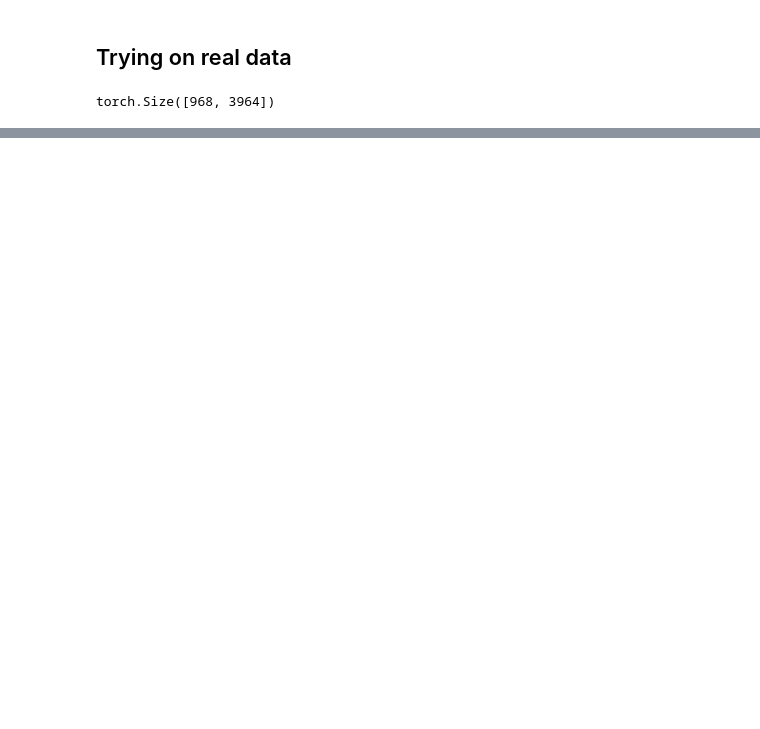
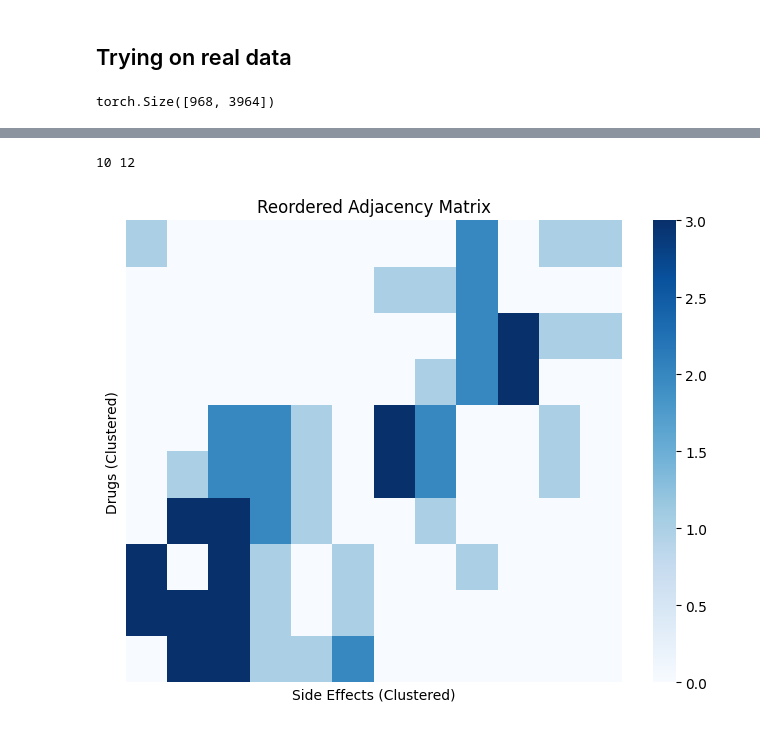
Before and after one commit to christineschutt/LatentDistanceModel, a Jupyter notebook: latent_distance/code_clean.ipynb, the cells around one changed output, grey strips where cells are left out. Saved outputs shown, nothing was run; the diff lists cells and outputs as text; code cells hidden in the pictures; blank space fills up the shorter version.

```diff
--- a/latent_distance/code_clean.ipynb
+++ b/latent_distance/code_clean.ipynb
@@ -633,0 +766,42 @@ import random
+# %%
+import numpy as np
+import seaborn as sns
+import matplotlib.pyplot as plt
+from scipy.cluster.hierarchy import linkage, leaves_list
+
+# Convert Aij to numpy
+Aij_np = Aij.cpu().numpy()
+
+# Get the correct number of drugs and side effects
+n_drugs, n_effects = Aij_np.shape
+print(n_drugs, n_effects)
+
+# Ensure embeddings match the matrix shape
+drug_embeddings = model.w.detach().cpu().numpy()[:n_drugs]  # Latent embeddings for drugs
+effect_embeddings = model.v.detach().cpu().numpy()[:n_effects]  # Latent embeddings for side effects
+
+# Perform hierarchical clustering only on available data
+drug_linkage = linkage(drug_embeddings, method="ward")
+effect_linkage = linkage(effect_embeddings, method="ward")
+
+# Get new order of indices
+drug_order = leaves_list(drug_linkage)
+effect_order = leaves_list(effect_linkage)
+
+# Ensure indices are within bounds
+drug_order = np.clip(drug_order, 0, n_drugs - 1)
+effect_order = np.clip(effect_order, 0, n_effects - 1)
+
+# Reorder adjacency matrix
+Aij_reordered = Aij_np[np.ix_(drug_order, effect_order)]
+
+# Plot reordered adjacency matrix
+plt.figure(figsize=(8, 6))
+sns.heatmap(Aij_reordered, cmap="Blues", cbar=True, xticklabels=False, yticklabels=False)
+plt.title("Reordered Adjacency Matrix")
+plt.xlabel("Side Effects (Clustered)")
+plt.ylabel("Drugs (Clustered)")
+plt.show()
+# %% [output]
+10 12
+[figure, added]
```
Also changed, not shown: parts of 43 cells of this notebook, 4 other files.
